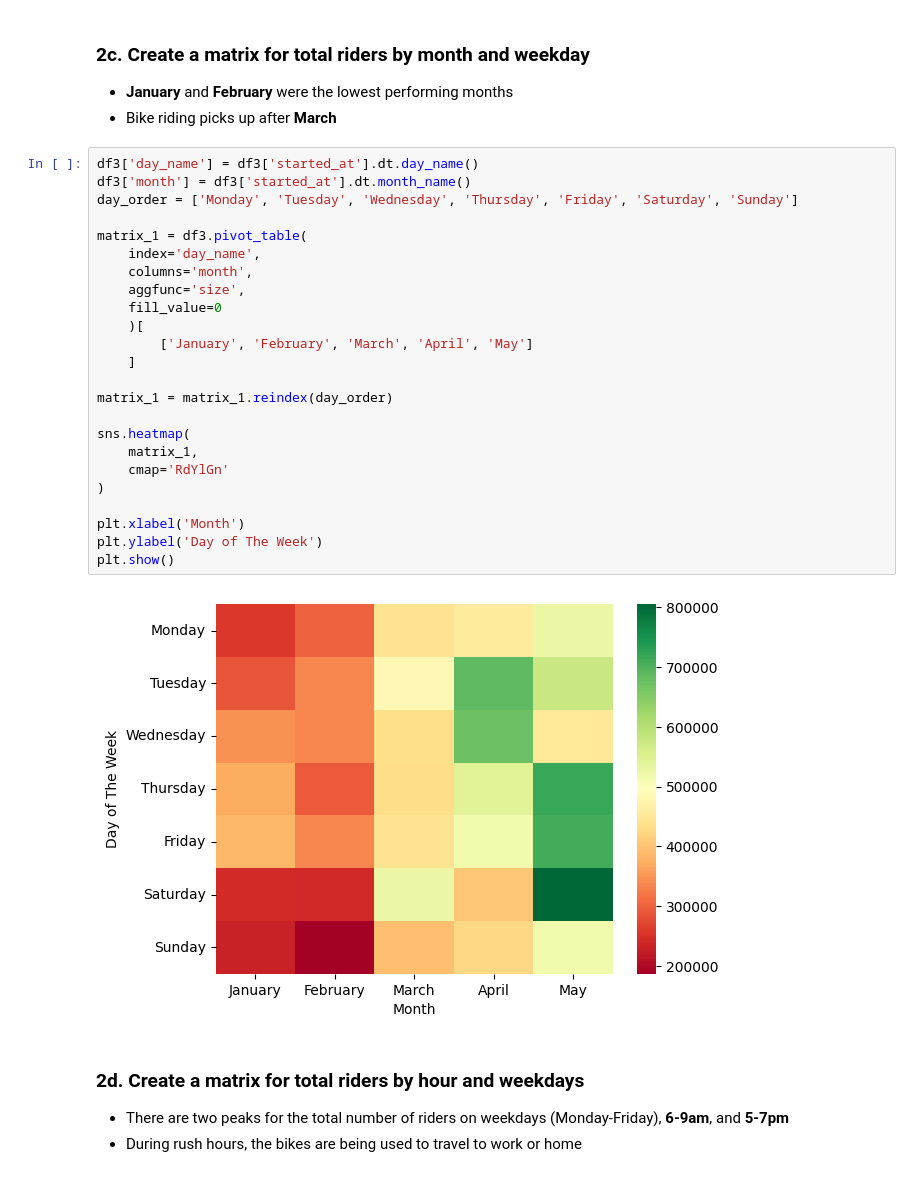
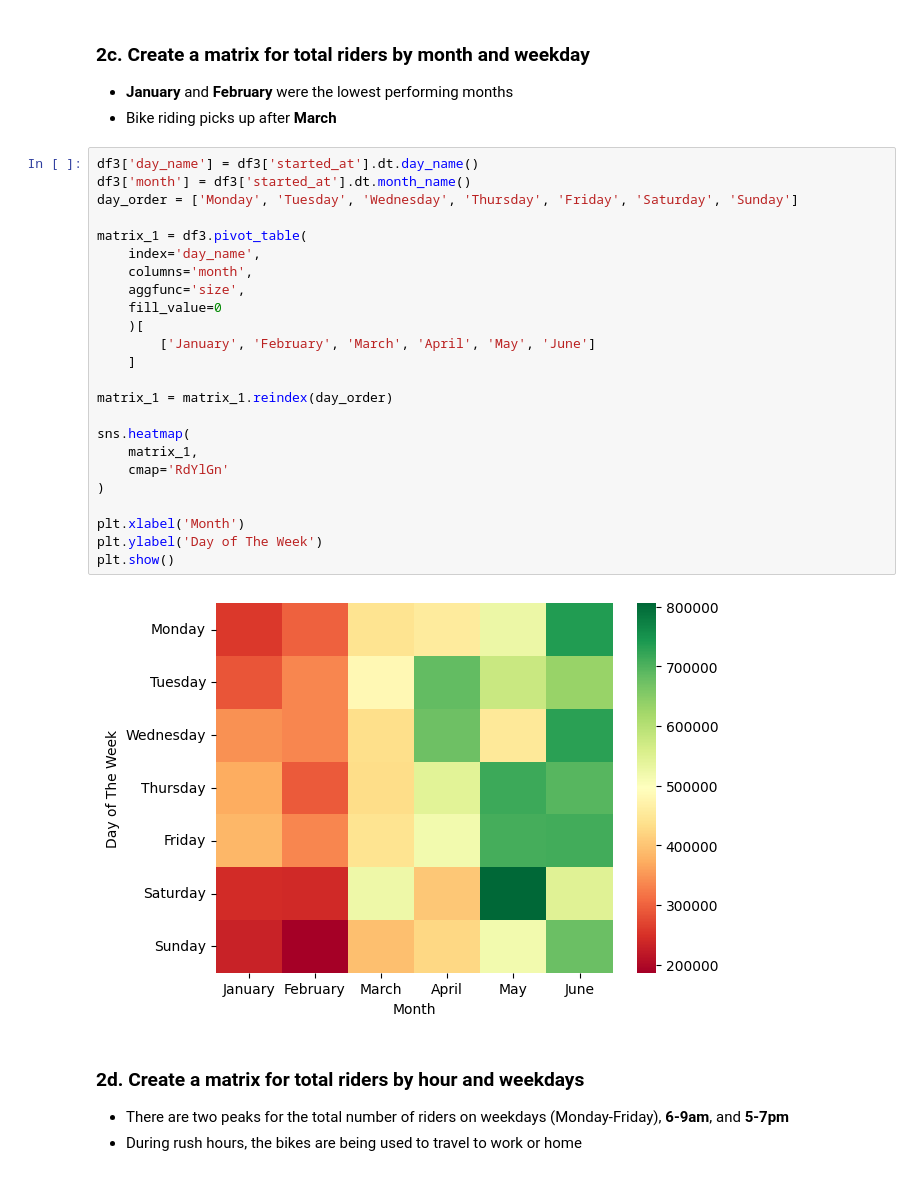
Before and after one commit to kazirshahria/citi-bike, a Jupyter notebook: notebook/02_data_analysis.ipynb, the cells around one changed output. Saved outputs shown, nothing was run; the diff lists cells and outputs as text.

```diff
--- a/notebook/02_data_analysis.ipynb
+++ b/notebook/02_data_analysis.ipynb
@@ -118,29 +147,29 @@ plt.show()
 # %%
 df3['day_name'] = df3['started_at'].dt.day_name()
 df3['month'] = df3['started_at'].dt.month_name()
 day_order = ['Monday', 'Tuesday', 'Wednesday', 'Thursday', 'Friday', 'Saturday', 'Sunday']
 
 matrix_1 = df3.pivot_table(
     index='day_name',
     columns='month',
     aggfunc='size',
     fill_value=0
     )[
-        ['January', 'February', 'March', 'April', 'May']
+        ['January', 'February', 'March', 'April', 'May', 'June']
     ]
 
 matrix_1 = matrix_1.reindex(day_order)
 
 sns.heatmap(
     matrix_1,
     cmap='RdYlGn'
 )
 
 plt.xlabel('Month')
 plt.ylabel('Day of The Week')
 plt.show()
 # %% [output]
-[figure, old version]
+[figure, new version]
 # %% [markdown]
 ### 2d. Create a matrix for total riders by hour and weekdays
 
```
Also changed, not shown: parts of 14 cells of this notebook, 1 other file.
